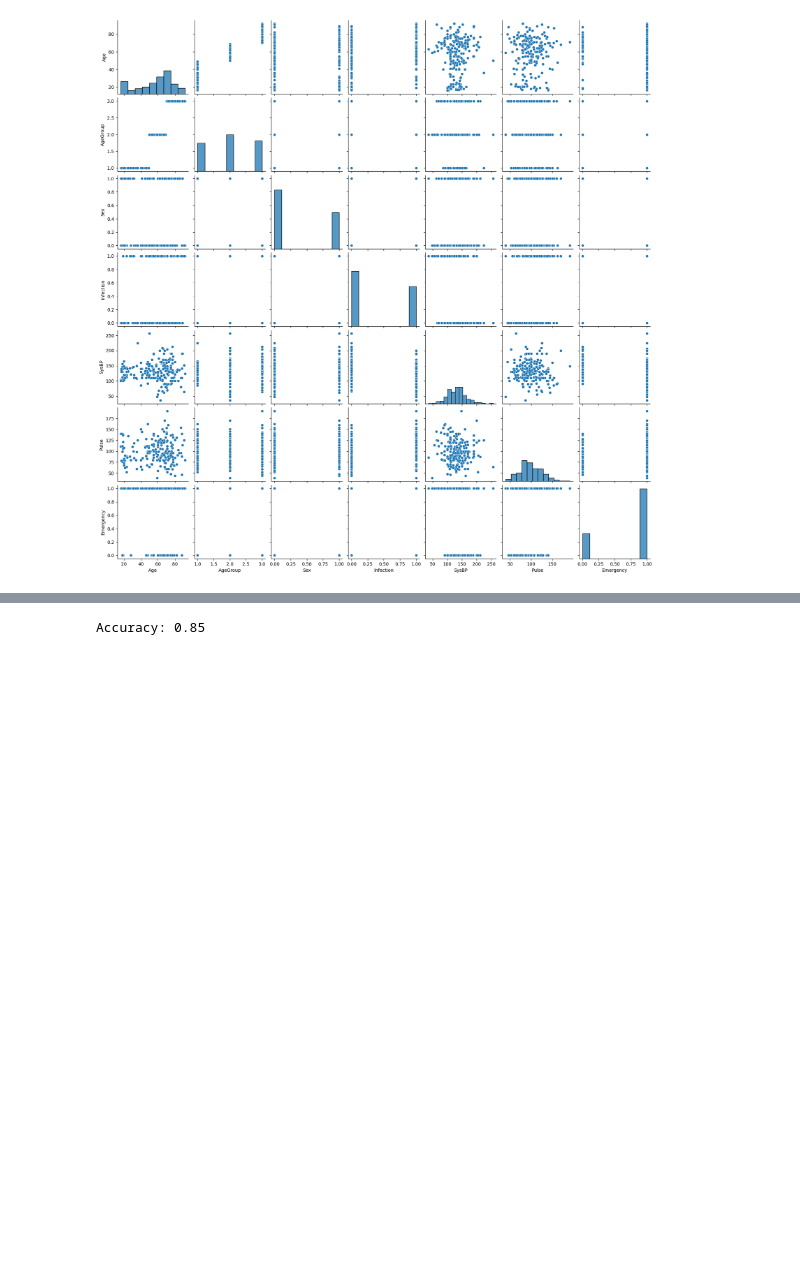
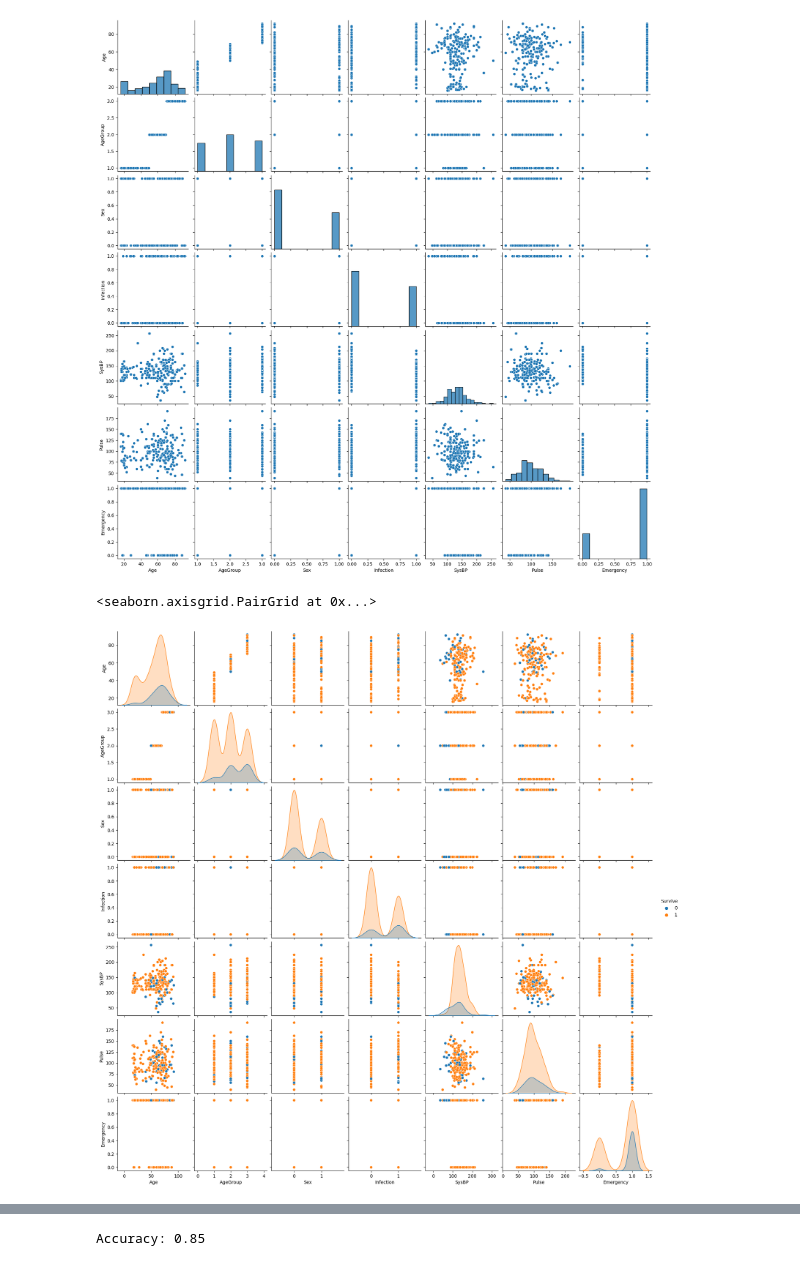
Before and after one commit to Desmond216/sgh_test, a Jupyter notebook: sgh_test.ipynb, the cells around one changed output, grey strips where cells are left out. Cells and saved outputs as stored; diff of their text form; code cells hidden in the pictures; blank space fills up the shorter version.

```diff
--- a/sgh_test.ipynb
+++ b/sgh_test.ipynb
@@ -61,6 +61,11 @@ sns.pairplot(df.iloc[:,1:])
 # %% [output]
 <seaborn.axisgrid.PairGrid at 0x...>
 [figure]
+# %%
+sns.pairplot(df, hue='Survive')
+# %% [output]
+<seaborn.axisgrid.PairGrid at 0x...>
+[figure, added]
 # %%
 #splitting train and test set
 train_data, test_data, train_target, test_target = train_test_split(
```
Also changed, not shown: parts of 4 cells of this notebook.
